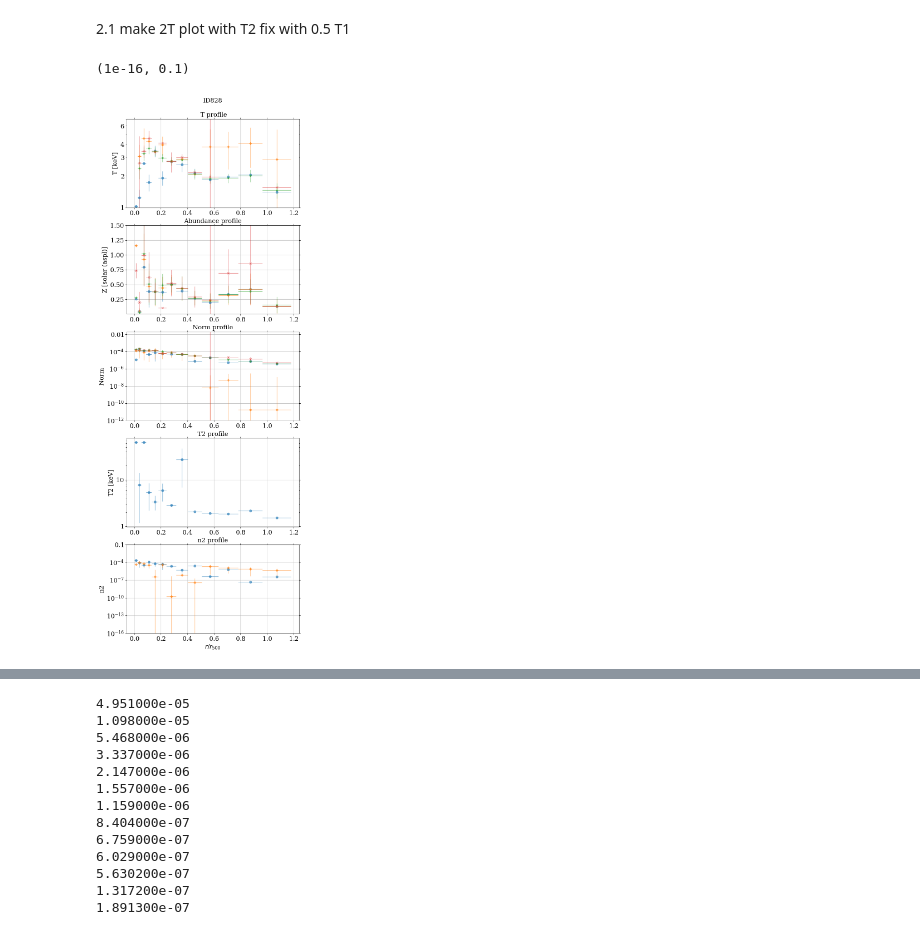
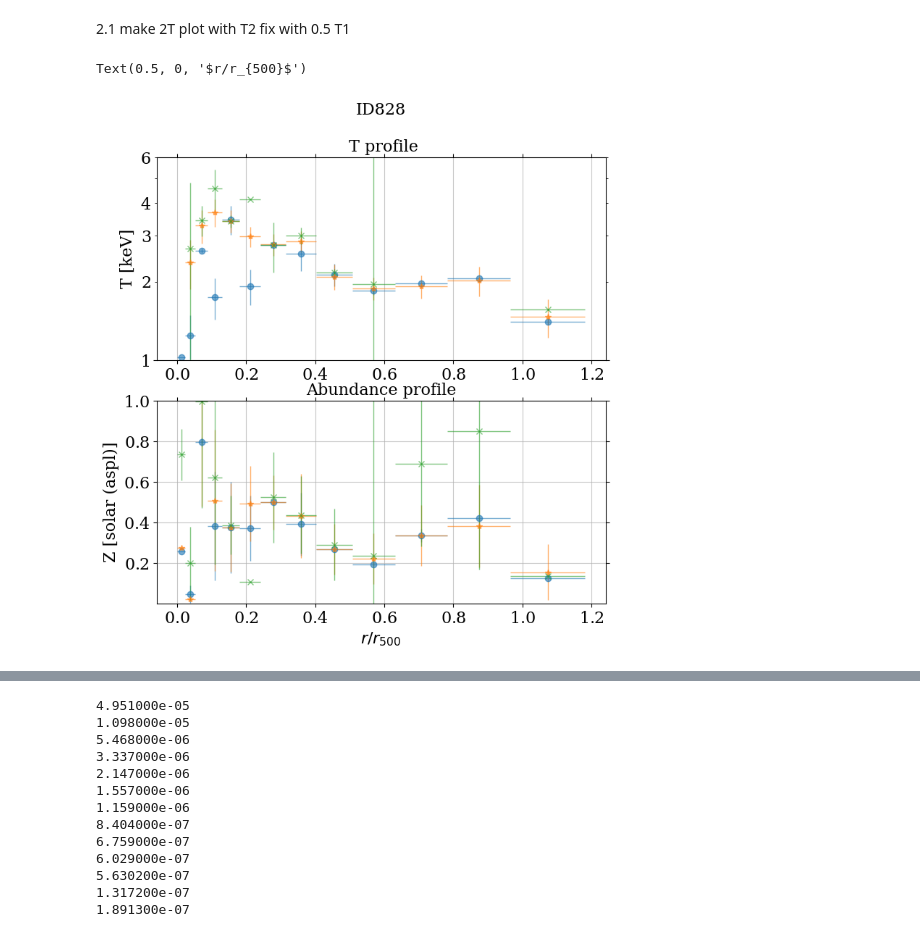
Before and after one commit to yanlingchen1/XGAP-ABUN, a Jupyter notebook: codes/verify_eckert/plot_eckert_results.ipynb, the cells around one changed output, grey strips where cells are left out. Saved outputs shown, nothing was run; the diff lists cells and outputs as text; code cells hidden in the pictures.

```diff
--- a/codes/verify_eckert/plot_eckert_results.ipynb
+++ b/codes/verify_eckert/plot_eckert_results.ipynb
@@ -301,7 +301,7 @@ r500_dict = {'ID9647':9.17026, 'ID828':10.2579, 'ID3460':7.59404, 'RGH80':7.3521
 
 r500 = r500_dict[src]
 
-fig, axs = plt.subplots(5,1, figsize=(8,24))
+fig, axs = plt.subplots(2,1, figsize=(8,8))
 
 binmid = (df_pip['rlo'] + df_pip['rhi'])/2
 binstep = np.diff(np.insert(np.array(df_pip['rhi']),0,0))/2
@@ -317,59 +317,59 @@ binstep = binstep/r500
 # 2T
 axs[0].errorbar(binmid, df_pip['T-value'], xerr = binstep, yerr = np.array(df_pip['T-errlo'], df_pip['T-errhi']),alpha = 0.6, fmt = 'o', label = '2T')
 axs[1].errorbar(binmid, df_pip['Z-value'], xerr = binstep, yerr = np.array(df_pip['Z-errlo'], df_pip['Z-errhi']),alpha = 0.6, fmt = 'o')
-axs[2].errorbar(binmid, df_pip['n-value'], xerr = binstep, yerr = np.array(df_pip['n-errlo'], df_pip['n-errhi']),alpha = 0.6, fmt = 'o')
-axs[3].errorbar(binmid, df_pip['T2-value'], xerr = binstep, yerr = np.array(df_pip['T2-errlo'], df_pip['T2-errhi']),alpha = 0.6, fmt = 'o')
-axs[4].errorbar(binmid, df_pip['n2-value'], xerr = binstep, yerr = np.array(df_pip['n2-errlo'], df_pip['n2-errhi']),alpha = 0.6, fmt = 'o')
+# axs[2].errorbar(binmid, df_pip['n-value'], xerr = binstep, yerr = np.array(df_pip['n-errlo'], df_pip['n-errhi']),alpha = 0.6, fmt = 'o')
+# axs[3].errorbar(binmid, df_pip['T2-value'], xerr = binstep, yerr = np.array(df_pip['T2-errlo'], df_pip['T2-errhi']),alpha = 0.6, fmt = 'o')
+# axs[4].errorbar(binmid, df_pip['n2-value'], xerr = binstep, yerr = np.array(df_pip['n2-errlo'], df_pip['n2-errhi']),alpha = 0.6, fmt = 'o')
 
-# 2T-fix_T2
-axs[0].errorbar(binmid, df_pip2['T-value'], xerr = binstep, yerr = np.array(df_pip2['T-errlo'], df_pip2['T-errhi']),alpha = 0.6, fmt = 'P', label = '2T_fixT2')
-axs[1].errorbar(binmid, df_pip2['Z-value'], xerr = binstep, yerr = np.array(df_pip2['Z-errlo'], df_pip2['Z-errhi']),alpha = 0.6, fmt = 'P')
-axs[2].errorbar(binmid, df_pip2['n-value'], xerr = binstep, yerr = np.array(df_pip2['n-errlo'], df_pip2['n-errhi']),alpha = 0.6, fmt = 'P')
-axs[4].errorbar(binmid, df_pip2['n2-value'], xerr = binstep, yerr = np.array(df_pip2['n2-errlo'], df_pip2['n2-errhi']),alpha = 0.6, fmt = 'P')
+# # 2T-fix_T2
+# axs[0].errorbar(binmid, df_pip2['T-value'], xerr = binstep, yerr = np.array(df_pip2['T-errlo'], df_pip2['T-errhi']),alpha = 0.6, fmt = 'P', label = '2T_fixT2')
+# axs[1].errorbar(binmid, df_pip2['Z-value'], xerr = binstep, yerr = np.array(df_pip2['Z-errlo'], df_pip2['Z-errhi']),alpha = 0.6, fmt = 'P')
+# # axs[2].errorbar(binmid, df_pip2['n-value'], xerr = binstep, yerr = np.array(df_pip2['n-errlo'], df_pip2['n-errhi']),alpha = 0.6, fmt = 'P')
+# # axs[4].errorbar(binmid, df_pip2['n2-value'], xerr = binstep, yerr = np.array(df_pip2['n2-errlo'], df_pip2['n2-errhi']),alpha = 0.6, fmt = 'P')
 
 # 1T
 axs[0].errorbar(binmid, df_pip1['T-value'], xerr = binstep, yerr = np.array(df_pip1['T-errlo'], df_pip1['T-errhi']),alpha = 0.6, fmt = '*', label = '1T')
 axs[1].errorbar(binmid, df_pip1['Z-value'], xerr = binstep, yerr = np.array(df_pip1['Z-errlo'], df_pip1['Z-errhi']),alpha = 0.6, fmt = '*')
-axs[2].errorbar(binmid, df_pip1['n-value'], xerr = binstep, yerr = np.array(df_pip1['n-errlo'], df_pip1['n-errhi']),alpha = 0.6, fmt = '*')
+# axs[2].errorbar(binmid, df_pip1['n-value'], xerr = binstep, yerr = np.array(df_pip1['n-errlo'], df_pip1['n-errhi']),alpha = 0.6, fmt = '*')
 
 # gadem
 axs[0].errorbar(binmid, df_gadem['T-value'], xerr = binstep, yerr = np.array(df_gadem['T-errlo'], df_gadem['T-errhi']),alpha = 0.6, fmt = 'x', label = 'GADEM')
 axs[1].errorbar(binmid, df_gadem['Z-value'], xerr = binstep, yerr = np.array(df_gadem['Z-errlo'], df_gadem['Z-errhi']),alpha = 0.6, fmt = 'x')
-axs[2].errorbar(binmid, df_gadem['n-value'], xerr = binstep, yerr = np.array(df_gadem['n-errlo'], df_gadem['n-errhi']),alpha = 0.6, fmt = 'x', label = 'GADEM')
+# axs[2].errorbar(binmid, df_gadem['n-value'], xerr = binstep, yerr = np.array(df_gadem['n-errlo'], df_gadem['n-errhi']),alpha = 0.6, fmt = 'x', label = 'GADEM')
 
 # plot settings
 axs[0].set_title(f'{src}\n\n T profile')
 axs[0].set_ylabel('T [keV]')
-axs[0].set_ylim(1.0,7.0)
+axs[0].set_ylim(1,6.0)
 axs[0].set_yscale('log')
 
 axs[1].set_title(f'Abundance profile')
 axs[1].set_ylabel('Z [solar (aspl)]')
-axs[1].set_ylim(0.001,1.5)
+axs[1].set_ylim(0.001,1.0)
+axs[1].set_xlabel(r'$r/r_{500}$')
+# axs[2].set_title(f'Norm profile')
+# axs[2].set_ylabel('Norm')
+# axs[2].set_yscale('log')
+# axs[2].set_ylim(1e-12, 0.02)
+# # plot settings
+# axs[3].set_title(f'T2 profile')
+# axs[3].set_ylabel('T2 [keV]')
+# axs[3].set_yscale('log')
+# # axs[3].set_ylim(0.01,5.0)
 
-axs[2].set_title(f'Norm profile')
-axs[2].set_ylabel('Norm')
-axs[2].set_yscale('log')
-axs[2].set_ylim(1e-12, 0.02)
-# plot settings
-axs[3].set_title(f'T2 profile')
-axs[3].set_ylabel('T2 [keV]')
-axs[3].set_yscale('log')
-# axs[3].set_ylim(0.01,5.0)
-
-axs[4].set_title(f'n2 profile')
-axs[4].set_ylabel('n2')
-axs[4].set_xlabel(r'$r/r_{500}$')
-axs[4].set_yscale('log')
-axs[4].set_ylim(1e-16, 0.1)
+# axs[4].set_title(f'n2 profile')
+# axs[4].set_ylabel('n2')
+# axs[4].set_xlabel(r'$r/r_{500}$')
+# axs[4].set_yscale('log')
+# axs[4].set_ylim(1e-16, 0.1)
 
 # ## mark the unconstrained abundance
 # df_pip2['yanling-Zerr'][(df_pip2['yanling-Zerr']>1)] = np.nan
 # df_pip2['yanling-Z'][(df_pip2['yanling-Z']>1)] = np.nan
 
 
 
 # axs[0].legend(loc='upper left', bbox_to_anchor=(1, 1))
 # %% [output]
-(1e-16, 0.1)
+Text(0.5, 0, '$r/r_{500}$')
-[figure, old version]
+[figure, new version]
```
Also changed, not shown: parts of 6 cells of this notebook, 56 other files.
